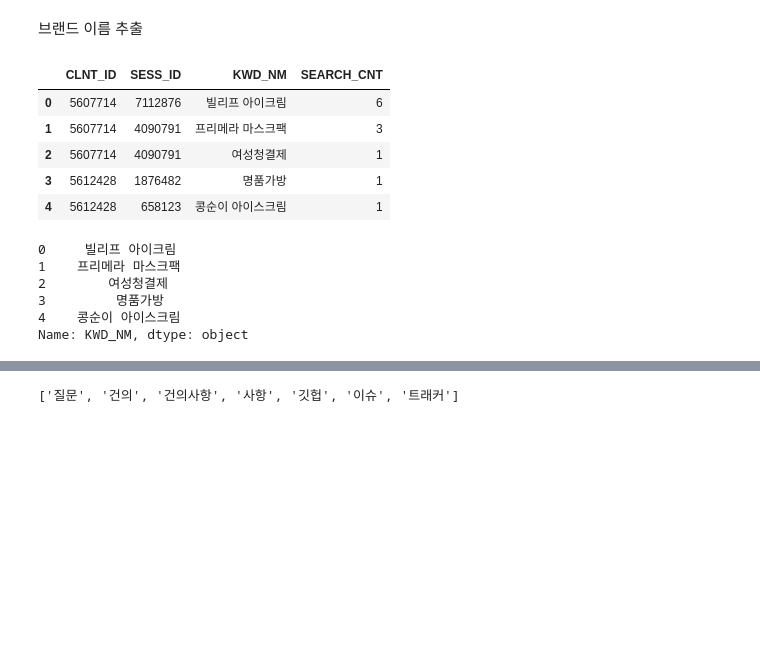
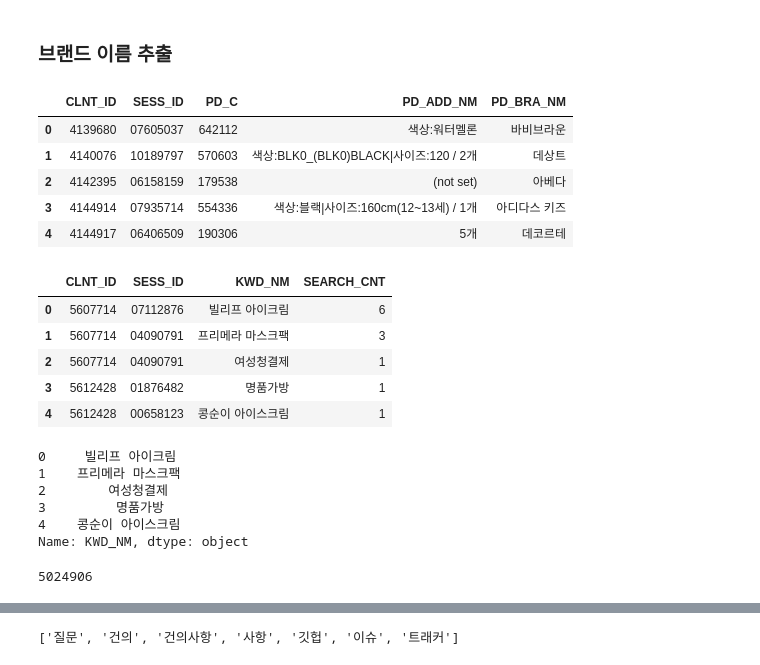
Before and after one commit to miniii222/-5th-L.point_bigdata_competiton, a Jupyter notebook: text/Search_extract_brand.ipynb, the cells around one changed output, grey strips where cells are left out. Cells and saved outputs as stored; diff of their text form; code cells hidden in the pictures; blank space fills up the shorter version.

```diff
--- a/text/Search_extract_brand.ipynb
+++ b/text/Search_extract_brand.ipynb
@@ -4,17 +5,28 @@ from konlpy.utils import pprint
 import pandas as pd
 import numpy as np
 # %% [markdown]
-브랜드 이름 추출
+### 브랜드 이름 추출
+# %%
+product = pd.read_csv('C:/Users/wjssm/Desktop/lpoint/data/01.Product.csv', dtype={'CLNT_ID' : np.str, 'SESS_ID' : np.str, 'PD_C' : np.str},
+                     usecols = [0,1,3,4,5])
+product.head()
+# %% [output]
+|  | CLNT_ID | SESS_ID | PD_C | PD_ADD_NM | PD_BRA_NM |
+| 0 | 4139680 | 07605037 | 642112 | 색상:워터멜론 | 바비브라운 |
+| 1 | 4140076 | 10189797 | 570603 | 색상:BLK0_(BLK0)BLACK|사이즈:120 / 2개 | 데상트 |
+| 2 | 4142395 | 06158159 | 179538 | (not set) | 아베다 |
+| 3 | 4144914 | 07935714 | 554336 | 색상:블랙|사이즈:160cm(12~13세) / 1개 | 아디다스 키즈 |
+| 4 | 4144917 | 06406509 | 190306 | 5개 | 데코르테 |
 # %%
-search1 = pd.read_csv('C:/Users/wjssm/Desktop/lpoint/data/02.Search1.csv')
+search1 = pd.read_csv('C:/Users/wjssm/Desktop/lpoint/data/02.Search1.csv', dtype={'CLNT_ID' : np.str, 'SESS_ID' : np.str})
 search1.head()
 # %% [output]
 |  | CLNT_ID | SESS_ID | KWD_NM | SEARCH_CNT |
-| 0 | 5607714 | 7112876 | 빌리프 아이크림 | 6 |
-| 1 | 5607714 | 4090791 | 프리메라 마스크팩 | 3 |
-| 2 | 5607714 | 4090791 | 여성청결제 | 1 |
-| 3 | 5612428 | 1876482 | 명품가방 | 1 |
-| 4 | 5612428 | 658123 | 콩순이 아이스크림 | 1 |
+| 0 | 5607714 | 07112876 | 빌리프 아이크림 | 6 |
+| 1 | 5607714 | 04090791 | 프리메라 마스크팩 | 3 |
+| 2 | 5607714 | 04090791 | 여성청결제 | 1 |
+| 3 | 5612428 | 01876482 | 명품가방 | 1 |
+| 4 | 5612428 | 00658123 | 콩순이 아이스크림 | 1 |
 # %%
 search1['KWD_NM'].head()
 # %% [output]
@@ -24,3 +36,7 @@ search1['KWD_NM'].head()
 3         명품가방
 4    콩순이 아이스크림
 Name: KWD_NM, dtype: object
+# %%
+len(product['PD_BRA_NM'])
+# %% [output]
+5024906
```
Also changed, not shown: parts of 31 cells of this notebook.
